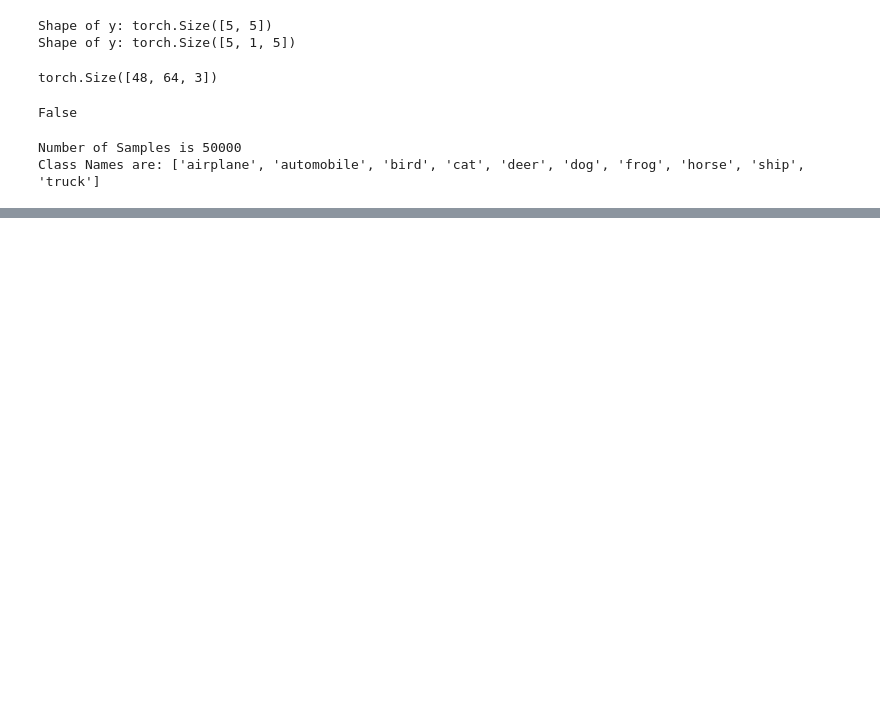
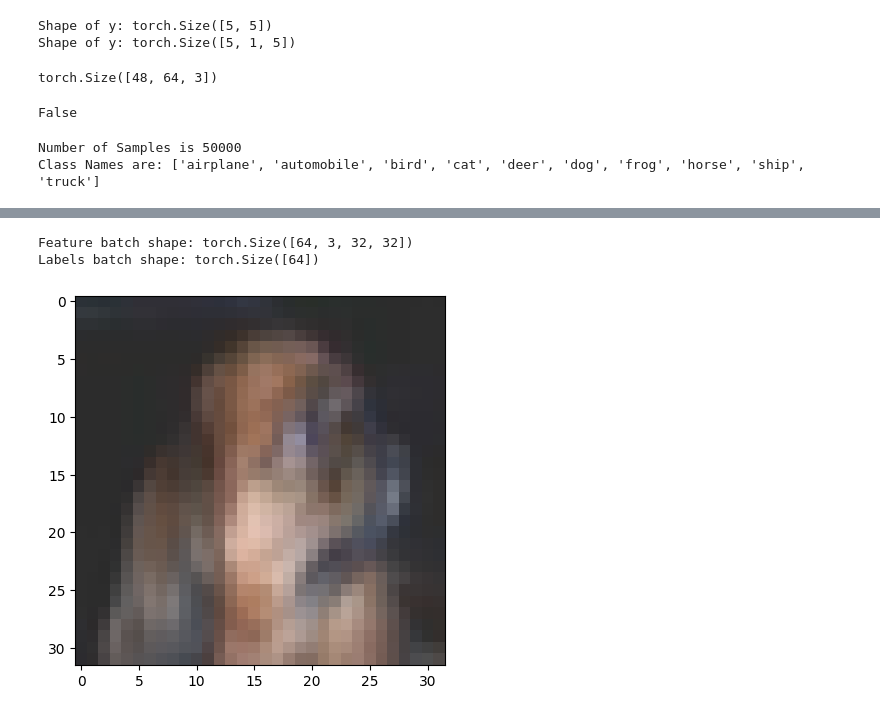
Before and after one commit to abdulquawiyy-owolabi/Deep-Learning, a Jupyter notebook: Deep_Learning_Week_1.ipynb, the cells around one changed output, grey strips where cells are left out. Saved outputs shown, nothing was run; the diff lists cells and outputs as text; code cells hidden in the pictures; blank space fills up the shorter version.

```diff
--- a/Deep_Learning_Week_1.ipynb
+++ b/Deep_Learning_Week_1.ipynb
@@ -424,0 +429,30 @@ plt.show()
+# %%
+# Load the training samples
+training_data = datasets.CIFAR10(
+root="data",
+train=True,
+download=True,
+transform=ToTensor()
+)
+# Load the test samples
+test_data = datasets.CIFAR10(
+root="data",
+train=False,
+download=True,
+transform=ToTensor()
+)
+# %%
+# Create dataloader
+train_dataloader = DataLoader(training_data, batch_size=64, shuffle=True)
+test_dataloader = DataLoader(test_data, batch_size=64, shuffle=True)
+# %%
+# load the next batch of training data
+train_features, train_labels = next(iter(train_dataloader))
+print(f"Feature batch shape: {train_features.size()}")
+print(f"Labels batch shape: {train_labels.size()}")
+plt.imshow(train_features[0].permute(1,2,0))
+plt.show()
+# %% [output]
+Feature batch shape: torch.Size([64, 3, 32, 32])
+Labels batch shape: torch.Size([64])
+[figure, added]
```
Also changed, not shown: parts of 20 cells of this notebook.
